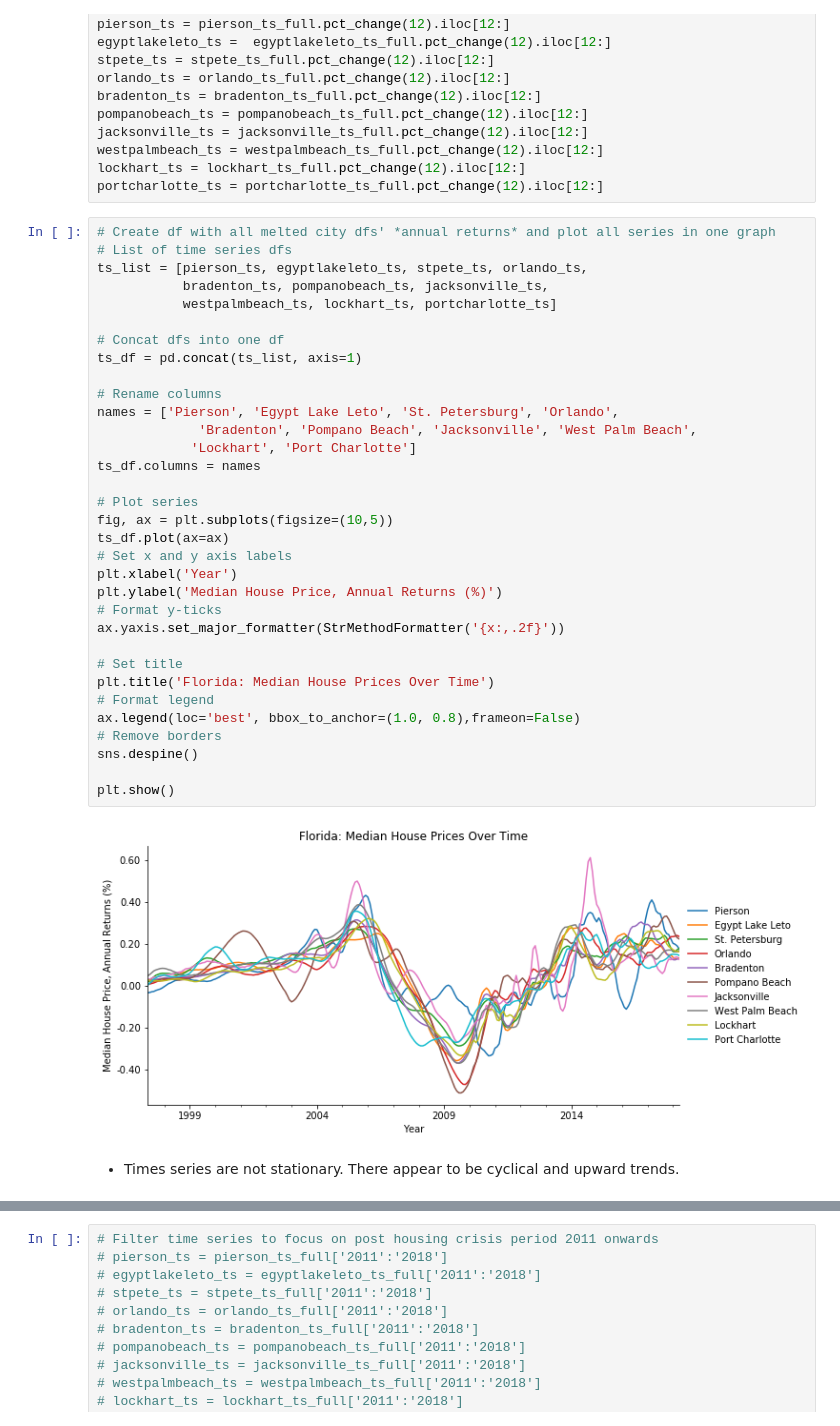
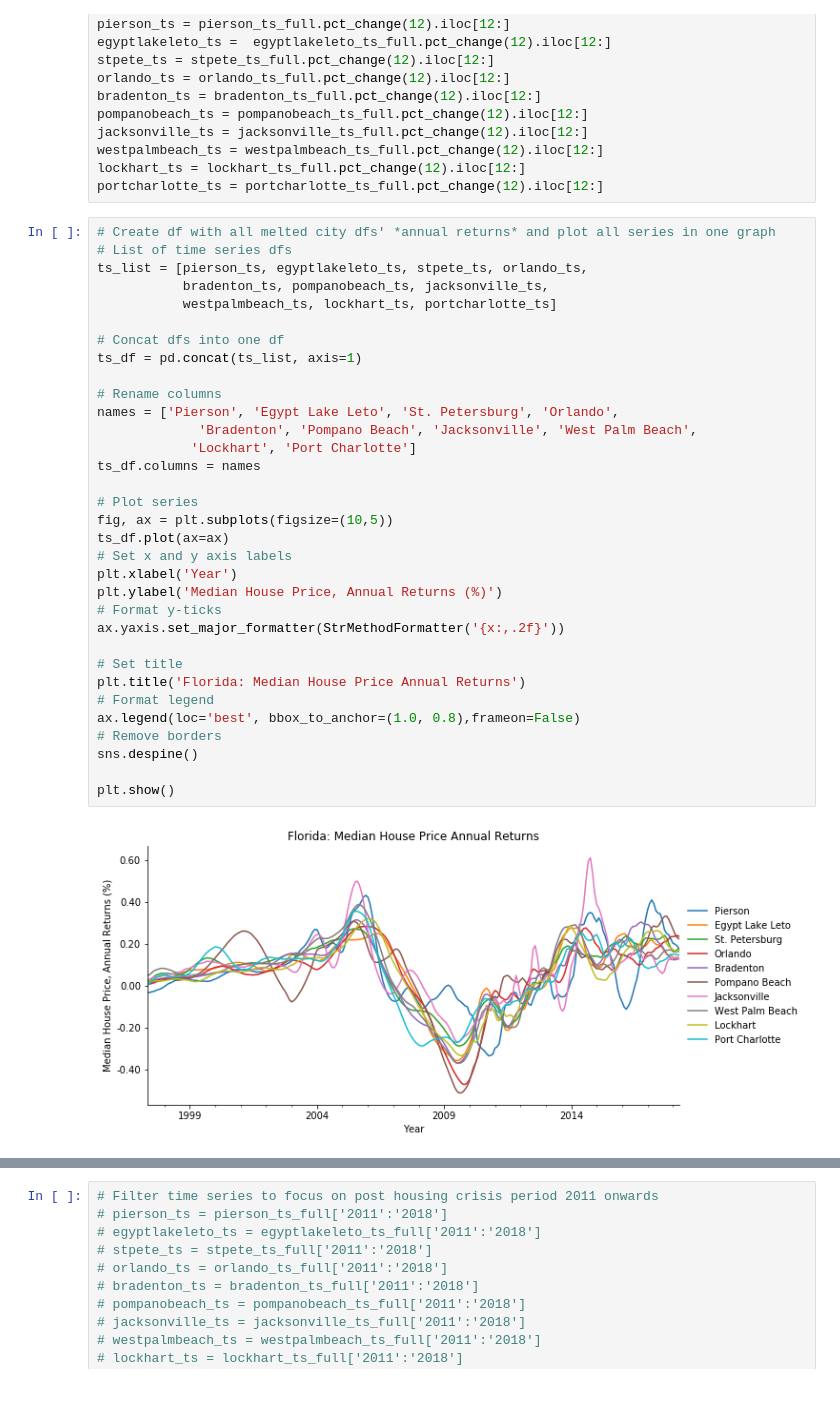
Before and after one commit to magalisolimano/time-series, a Jupyter notebook: notebook.ipynb, the cells around one changed output, grey strips where cells are left out. Cells and saved outputs as stored; diff of their text form; blank space fills up the shorter version.

```diff
--- a/notebook.ipynb
+++ b/notebook.ipynb
@@ -759,34 +774,32 @@ portcharlotte_ts = portcharlotte_ts_full.pct_change(12).iloc[12:]
 ts_list = [pierson_ts, egyptlakeleto_ts, stpete_ts, orlando_ts,
            bradenton_ts, pompanobeach_ts, jacksonville_ts,
            westpalmbeach_ts, lockhart_ts, portcharlotte_ts]
 
 # Concat dfs into one df
 ts_df = pd.concat(ts_list, axis=1)
 
 # Rename columns
 names = ['Pierson', 'Egypt Lake Leto', 'St. Petersburg', 'Orlando',
              'Bradenton', 'Pompano Beach', 'Jacksonville', 'West Palm Beach',
             'Lockhart', 'Port Charlotte']
 ts_df.columns = names
 
 # Plot series
 fig, ax = plt.subplots(figsize=(10,5))
 ts_df.plot(ax=ax)
 # Set x and y axis labels
 plt.xlabel('Year')
 plt.ylabel('Median House Price, Annual Returns (%)')
 # Format y-ticks
 ax.yaxis.set_major_formatter(StrMethodFormatter('{x:,.2f}'))
 
 # Set title
-plt.title('Florida: Median House Prices Over Time')
+plt.title('Florida: Median House Price Annual Returns')
 # Format legend
 ax.legend(loc='best', bbox_to_anchor=(1.0, 0.8),frameon=False)
 # Remove borders
 sns.despine()
 
 plt.show()
 # %% [output]
-[figure, old version]
+[figure, new version]
-# %% [markdown]
-- Times series are not stationary. There appear to be cyclical and upward trends.
```
Also changed, not shown: parts of 36 cells of this notebook.
